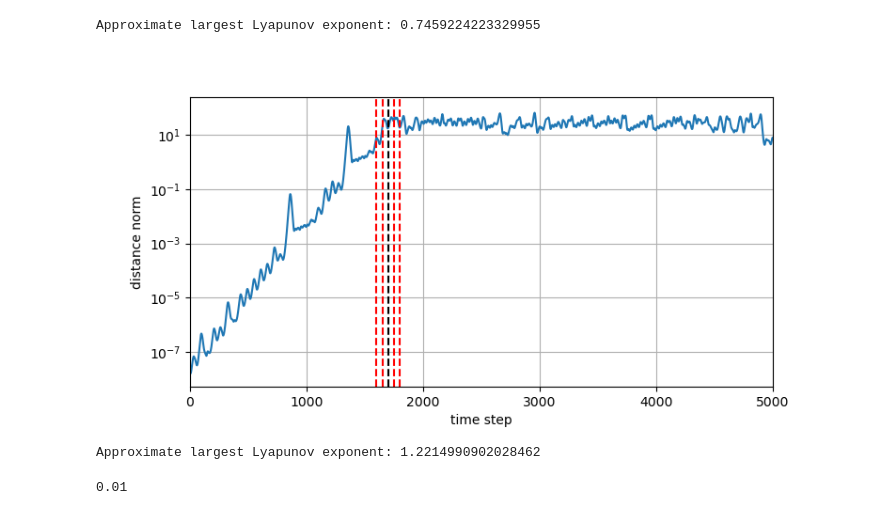
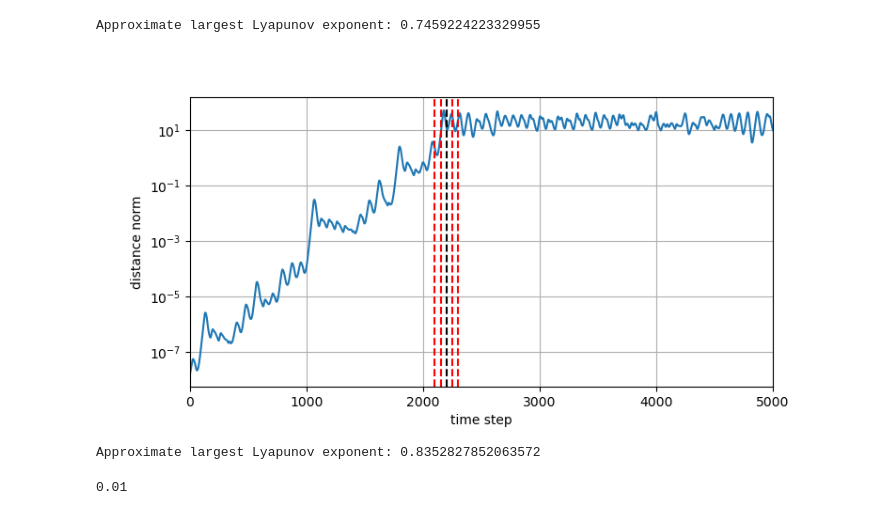
Before and after one commit to nxteventrying/chaos-ts-analysis, a Jupyter notebook: generation/lorenz.ipynb, the cells around one changed output. Drawn from its saved outputs; the diff is of its cells as text; code cells hidden in the pictures.

```diff
--- a/generation/lorenz.ipynb
+++ b/generation/lorenz.ipynb
@@ -217,7 +217,7 @@ from scripts.data_generation.tsdg import DynamicalSystem
 model_name = 'lorenz63'
 sigma = 10
 beta = 8/3
-rho = 45
+rho = 27
 params = (sigma, beta, rho)
 
 # --- Load and fix model ---
@@ -286,39 +286,39 @@ _ = ds2.solve_rk4(dt)
 # --- Compute distance between trajectories ---
 distance_trj = np.linalg.norm(ds2.solution.y - ds1.solution.y, axis=0)
 # %%
-obo = 1700
+obo = 2200
 spacing = 50
 num_lines_each_side = 2
 
 # Compute line positions
 lines_left = [obo - spacing * i for i in range(num_lines_each_side, 0, -1)]
 lines_right = [obo + spacing * i for i in range(1, num_lines_each_side + 1)]
 all_lines = lines_left + [obo] + lines_right
 
 # --- Plot distance evolution ---
 plt.figure(figsize=(8,4))
 plt.semilogy(distance_trj)
 
 # Plot all vertical lines with colors
 for x in all_lines:
     color = 'k' if x == obo else 'r'  # black for obo, red for others
     plt.axvline(x=x, color=color, linestyle='--')
 
 plt.xlabel("time step")
 plt.ylabel("distance norm")
 plt.xlim(0,5000)
 plt.grid()
 plt.show()
 # %% [output]
-[figure, old version]
+[figure, new version]
 # %%
 # --- Lyapunov exponent via linear fit ---
-fit_end_idx = 1700
+fit_end_idx = 2150
 time_points = np.arange(len(distance_trj)) * dt
 lyapunov_exponent, log_offset = np.polyfit(time_points[:fit_end_idx], np.log(distance_trj[:fit_end_idx]), 1)
 print("Approximate largest Lyapunov exponent:", lyapunov_exponent)
 # %% [output]
-Approximate largest Lyapunov exponent: 1.2214990902028462
+Approximate largest Lyapunov exponent: 0.8352827852063572
 # %%
 print(dt)
 # %% [output]
```
Also changed, not shown: 2 other files.
